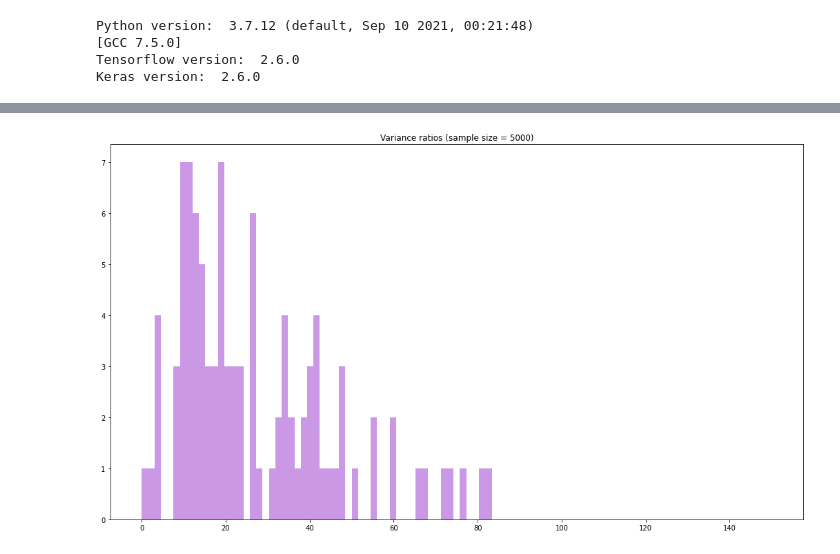
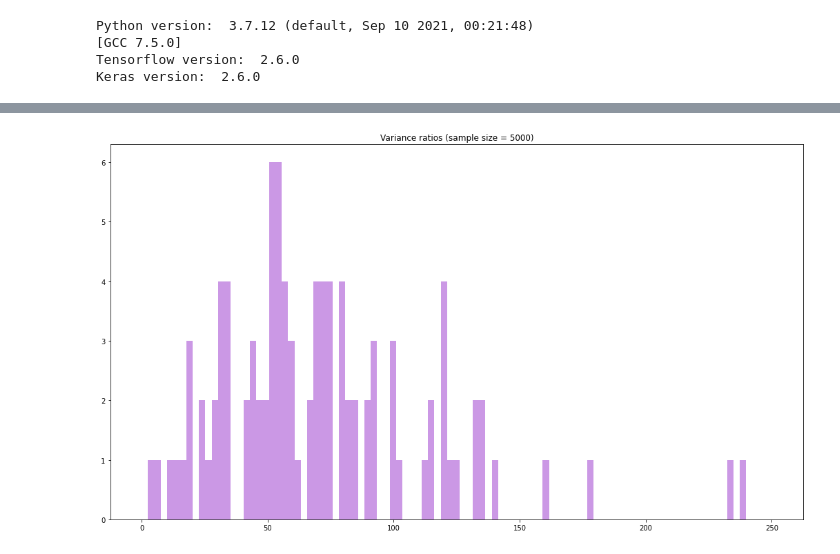
Before and after one commit to aarandjel/importance-sampling-with-feedforward-neural-networks, a Jupyter notebook: arithmetic_asian_basket_call_multivariate_Black_Scholes.ipynb, the cells around one changed output, grey strips where cells are left out. Drawn from its saved outputs; the diff is of its cells as text; code cells hidden in the pictures.

```diff
--- a/arithmetic_asian_basket_call_multivariate_Black_Scholes.ipynb
+++ b/arithmetic_asian_basket_call_multivariate_Black_Scholes.ipynb
@@ -110,16 +114,16 @@ Standard error (MC):  0.6087  ( 32.81 % )
 # %%
 layers = []
 
-layer = Dense(20, activation="tanh", trainable=True,
-              kernel_initializer=initializers.RandomNormal(0.0, 0.1),
-              bias_initializer=initializers.RandomNormal(0.0, 0.1),
+layer = Dense(N_assets, activation=custom_activation, trainable=True,
+              kernel_initializer=initializers.RandomNormal(0.0, 0.2),
+              bias_initializer=initializers.RandomNormal(0.0, 0.2),
               name=str(0))
 
 layers = layers + [layer]
 
 layer = Dense(N_assets, activation="linear", trainable=True,
-              kernel_initializer=initializers.RandomNormal(0.0, 0.1),
-              bias_initializer=initializers.RandomNormal(0.0, 0.1),
+              kernel_initializer=initializers.RandomNormal(0.0, 0.2),
+              bias_initializer=initializers.RandomNormal(0.0, 0.2),
               name=str(1))
 
 layers = layers + [layer]
@@ -210,3 +214,6 @@ model.compile(optimizer=adam,loss=custom_loss)
+# %%
+# https://machinelearningmastery.com/how-to-stop-training-deep-neural-networks-at-the-right-time-using-early-stopping/
+es = EarlyStopping(monitor = 'val_loss', mode = 'min', verbose = 1, patience = 3, restore_best_weights=True)
 # %%
-model.fit(x=xtrain, y=ytrain, verbose=1, epochs=5, batch_size=1000, shuffle = True)
+model.fit(x=xtrain, y=ytrain, epochs=25, verbose = 1, batch_size=100, validation_split=0.2, callbacks=[es])
 # %% [output]
@@ -226,7 +241,7 @@ N = 252
 delta_t = T/N
 
 model_test = keras.Sequential()
-model_test.add(Dense(20, activation="tanh", name="layer1", input_shape=(1, )))
+model_test.add(Dense(N_assets, activation=custom_activation, name="layer1", input_shape=(1, )))
 model_test.add(Dense(N_assets, activation="linear", name="layer2"))
 
 model_test.build()
@@ -412,12 +427,12 @@ mean IS estimate standard error:  0.1155
 # %%
-bins = np.linspace(0.00, 150.00, 100)
+bins = np.linspace(0.00, 250.00, 100)
 
 plt.figure(figsize=(18, 10))
 plt.hist(varratio, bins, color="darkorchid", alpha=0.5)
 plt.title("Variance ratios (sample size = 5000)")
 plt.show()
 # %% [output]
-[figure, old version]
+[figure, new version]
 # %%
 data = {'mean MC': means_MC,
         'mean IS': means_IS,
```
Also changed, not shown: parts of 14 cells of this notebook.
